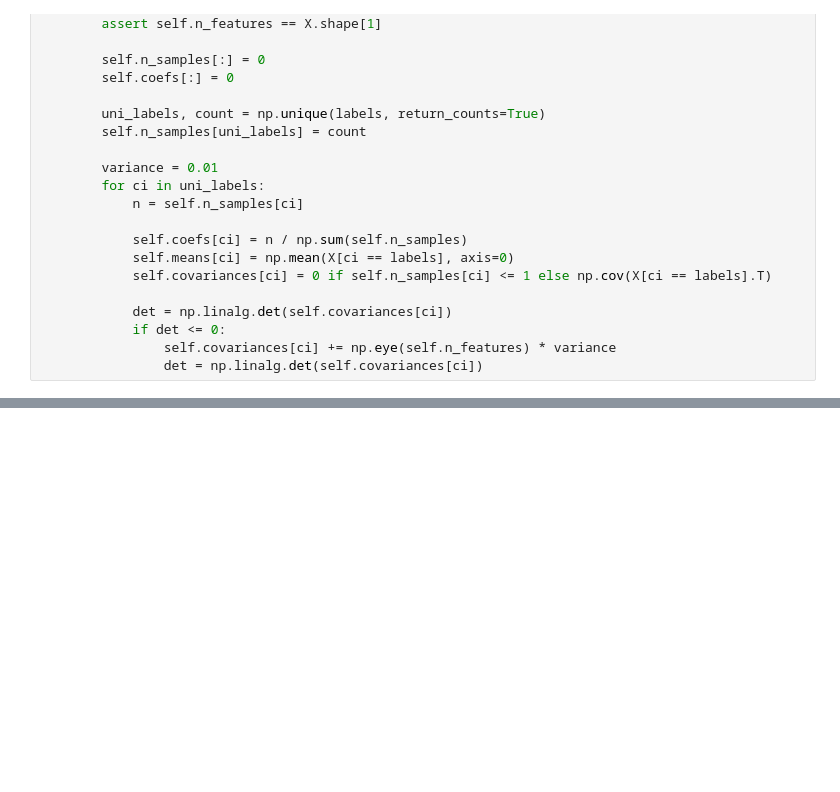
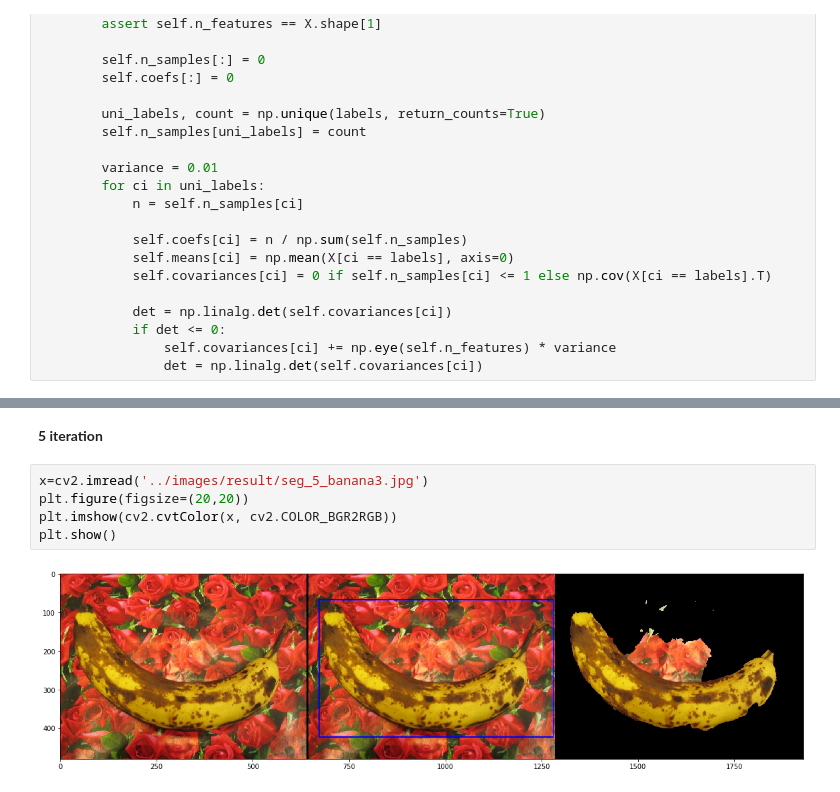
Before and after one commit to tomz005/GrabCut, a Jupyter notebook: src/Assignment3.ipynb, the cells around one changed output, grey strips where cells are left out. Drawn from its saved outputs; the diff is of its cells as text; blank space fills up the shorter version.

```diff
--- a/src/Assignment3.ipynb
+++ b/src/Assignment3.ipynb
@@ -867,0 +547,9 @@ print(list(t))
+# %% [markdown]
+**5 iteration**
+# %%
+x=cv2.imread('../images/result/seg_5_banana3.jpg')
+plt.figure(figsize=(20,20))
+plt.imshow(cv2.cvtColor(x, cv2.COLOR_BGR2RGB))
+plt.show()
+# %% [output]
+[figure, added]
```
Also changed, not shown: parts of 41 cells of this notebook, 20 other files.
